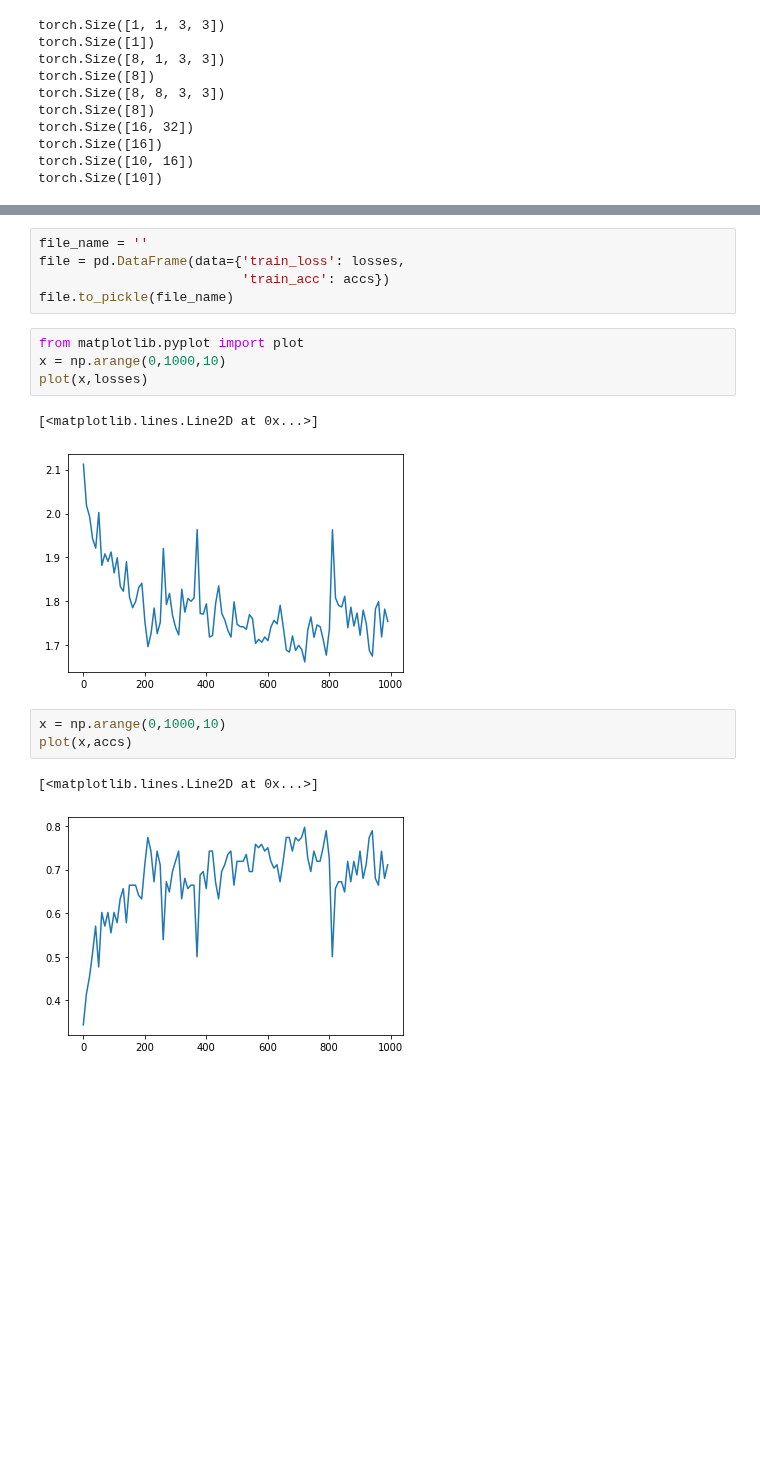
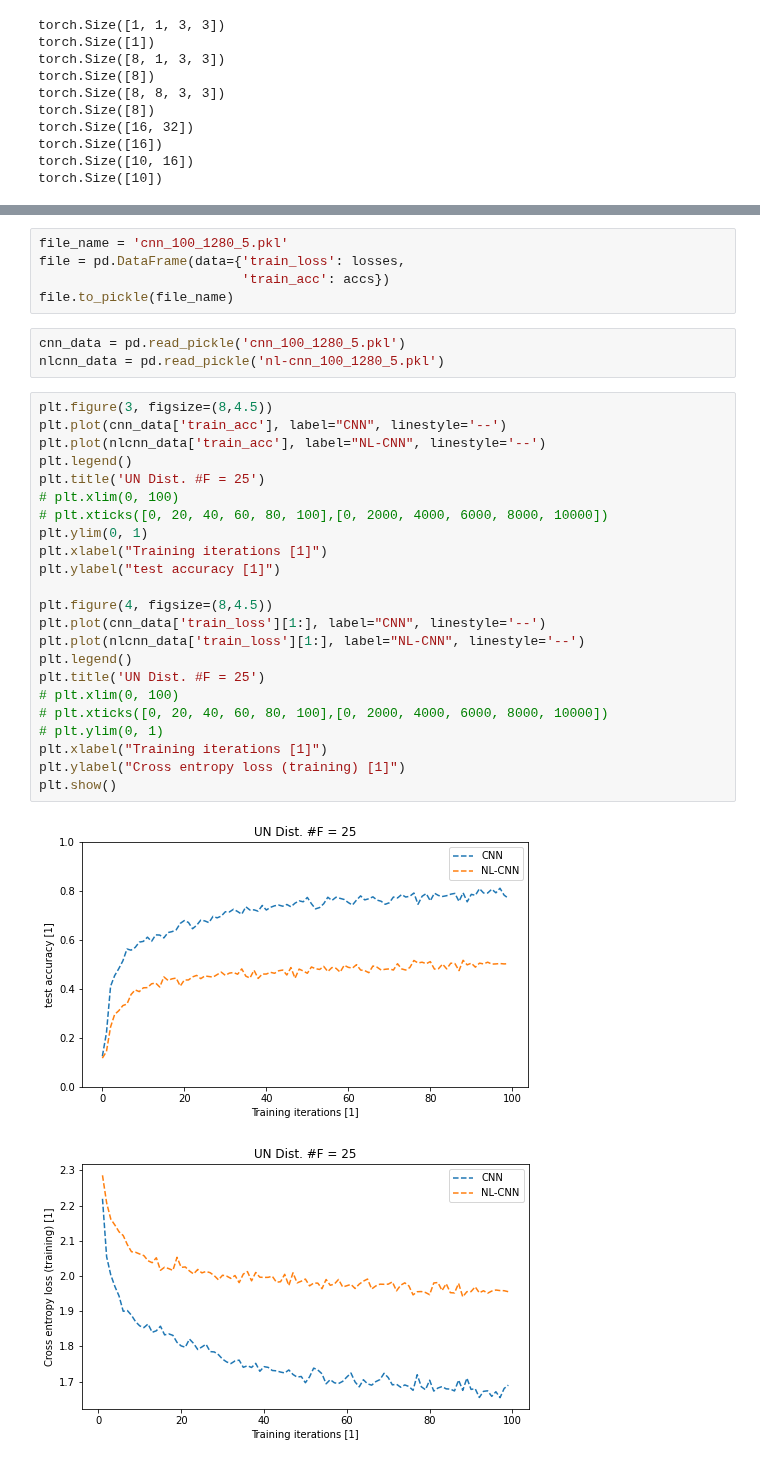
Before and after one commit to yunseo-kim/Qlassifier, a Jupyter notebook: Boseong Kim/05_test.ipynb, the cells around one changed output, grey strips where cells are left out. Saved outputs shown, nothing was run; the diff lists cells and outputs as text; blank space fills up the shorter version.

```diff
--- a/Boseong Kim/05_test.ipynb
+++ b/Boseong Kim/05_test.ipynb
@@ -353,18 +389,34 @@ KeyboardInterrupt: ignored
 # %%
-file_name = ''
+file_name = 'cnn_100_1280_5.pkl'
 file = pd.DataFrame(data={'train_loss': losses,
                           'train_acc': accs})
 file.to_pickle(file_name)
-# %%
-from matplotlib.pyplot import plot
-x = np.arange(0,1000,10)
-plot(x,losses)
-# %% [output]
-[<matplotlib.lines.Line2D at 0x...>]
-[figure, removed]
-# %%
-x = np.arange(0,1000,10)
-plot(x,accs)
-# %% [output]
-[<matplotlib.lines.Line2D at 0x...>]
-[figure, removed]
+# %%
+cnn_data = pd.read_pickle('cnn_100_1280_5.pkl')
+nlcnn_data = pd.read_pickle('nl-cnn_100_1280_5.pkl')
+# %%
+plt.figure(3, figsize=(8,4.5))
+plt.plot(cnn_data['train_acc'], label="CNN", linestyle='--')
+plt.plot(nlcnn_data['train_acc'], label="NL-CNN", linestyle='--')
+plt.legend()
+plt.title('UN Dist. #F = 25')
+# plt.xlim(0, 100)
+# plt.xticks([0, 20, 40, 60, 80, 100],[0, 2000, 4000, 6000, 8000, 10000])
+plt.ylim(0, 1)
+plt.xlabel("Training iterations [1]")
+plt.ylabel("test accuracy [1]")
+
+plt.figure(4, figsize=(8,4.5))
+plt.plot(cnn_data['train_loss'][1:], label="CNN", linestyle='--')
+plt.plot(nlcnn_data['train_loss'][1:], label="NL-CNN", linestyle='--')
+plt.legend()
+plt.title('UN Dist. #F = 25')
+# plt.xlim(0, 100)
+# plt.xticks([0, 20, 40, 60, 80, 100],[0, 2000, 4000, 6000, 8000, 10000])
+# plt.ylim(0, 1)
+plt.xlabel("Training iterations [1]")
+plt.ylabel("Cross entropy loss (training) [1]")
+plt.show()
+# %% [output]
+[figure, added]
+[figure, added]
```
Also changed, not shown: parts of 6 cells of this notebook.
